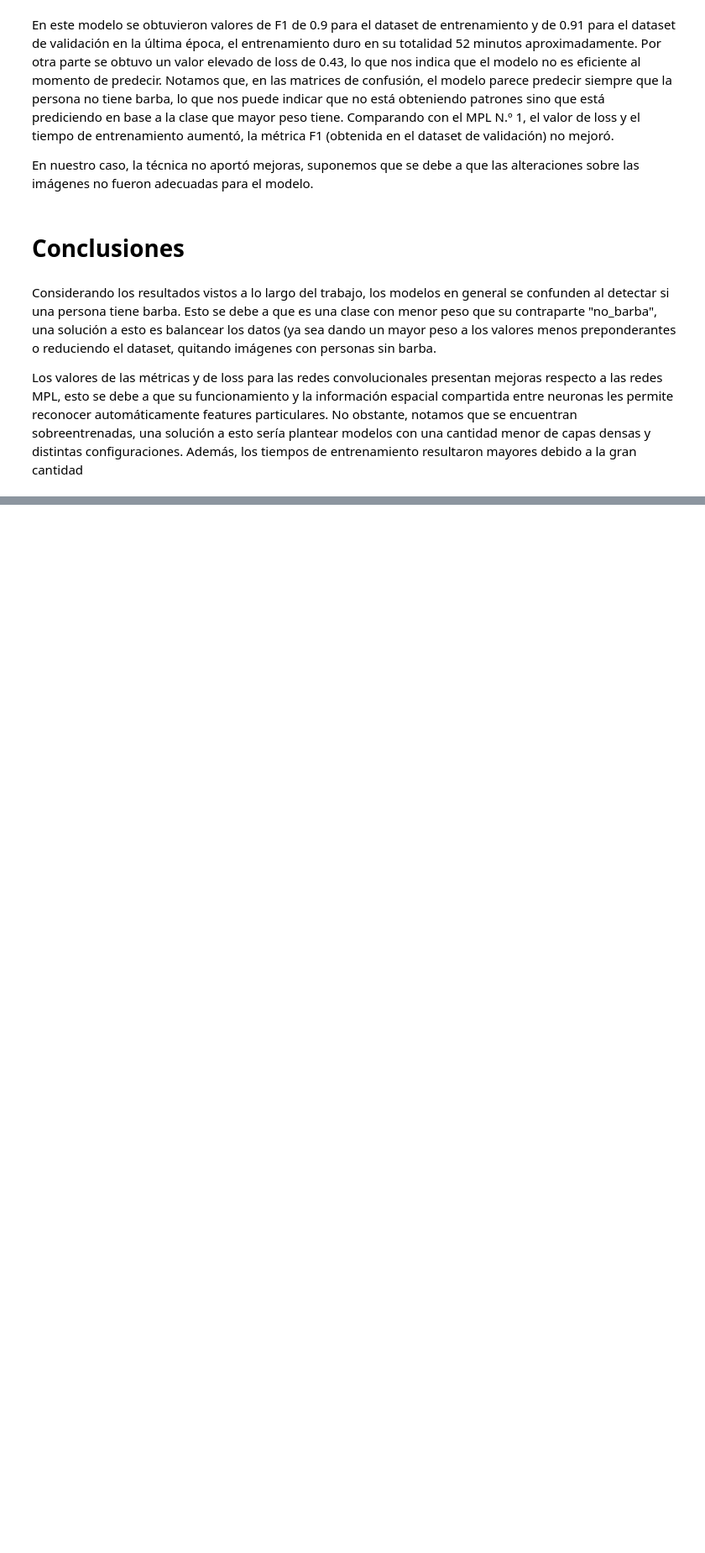
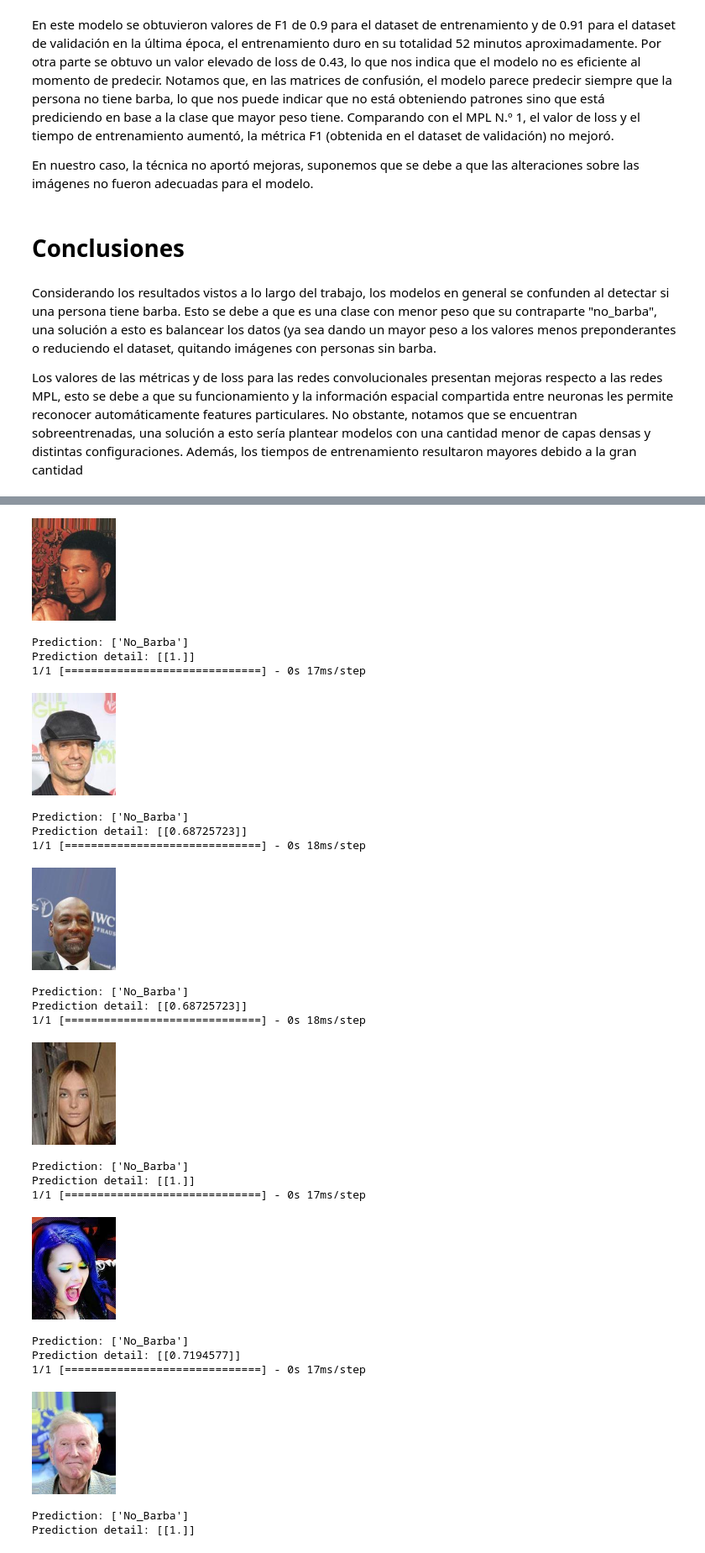
Before and after one commit to MatiasWilliner/TP_ML_Dominguez_Lastra_Williner, a Jupyter notebook: tp3_celebfaces.ipynb, the cells around one changed output, grey strips where cells are left out. Shown at 84% size. Cells and saved outputs as stored; diff of their text form; code cells hidden in the pictures; blank space fills up the shorter version.

```diff
--- a/tp3_celebfaces.ipynb
+++ b/tp3_celebfaces.ipynb
@@ -1518,0 +1599,9 @@ show_and_predict("C:/Users/matia/OneDrive/Documentos/archive/img_align_celeba/im
+# %%
+model_MPL_e = keras.models.load_model('model_MPL_e.h5')
+show_and_predict(str(imgs_path) + "/197454.jpg",model_MPL_e) #Barba
+show_and_predict(str(imgs_path) + "/197480.jpg", model_MPL_e) #Barba
+show_and_predict(str(imgs_path) + "/197481.jpg", model_MPL_e) #Barba
+show_and_predict(str(imgs_path) + "/197455.jpg", model_MPL_e) # No barba
+show_and_predict(str(imgs_path) + "/198555.jpg", model_MPL_e) # No barba
+show_and_predict(str(imgs_path) + "/197855.jpg", model_MPL_e) # No barba
+# %% [output]
@@ -1518,0 +1609,23 @@ show_and_predict("C:/Users/matia/OneDrive/Documentos/archive/img_align_celeba/im
+[figure, added]
+Prediction: ['No_Barba']
+Prediction detail: [[1.]]
+1/1 [==============================] - 0s 17ms/step
+[figure, added]
+Prediction: ['No_Barba']
+Prediction detail: [[0.68725723]]
+1/1 [==============================] - 0s 18ms/step
+[figure, added]
+Prediction: ['No_Barba']
+Prediction detail: [[0.68725723]]
+1/1 [==============================] - 0s 18ms/step
+[figure, added]
+Prediction: ['No_Barba']
+Prediction detail: [[1.]]
+1/1 [==============================] - 0s 17ms/step
+[figure, added]
+Prediction: ['No_Barba']
+Prediction detail: [[0.7194577]]
+1/1 [==============================] - 0s 17ms/step
+[figure, added]
+Prediction: ['No_Barba']
+Prediction detail: [[1.]]
```
Also changed, not shown: parts of 11 cells of this notebook.
